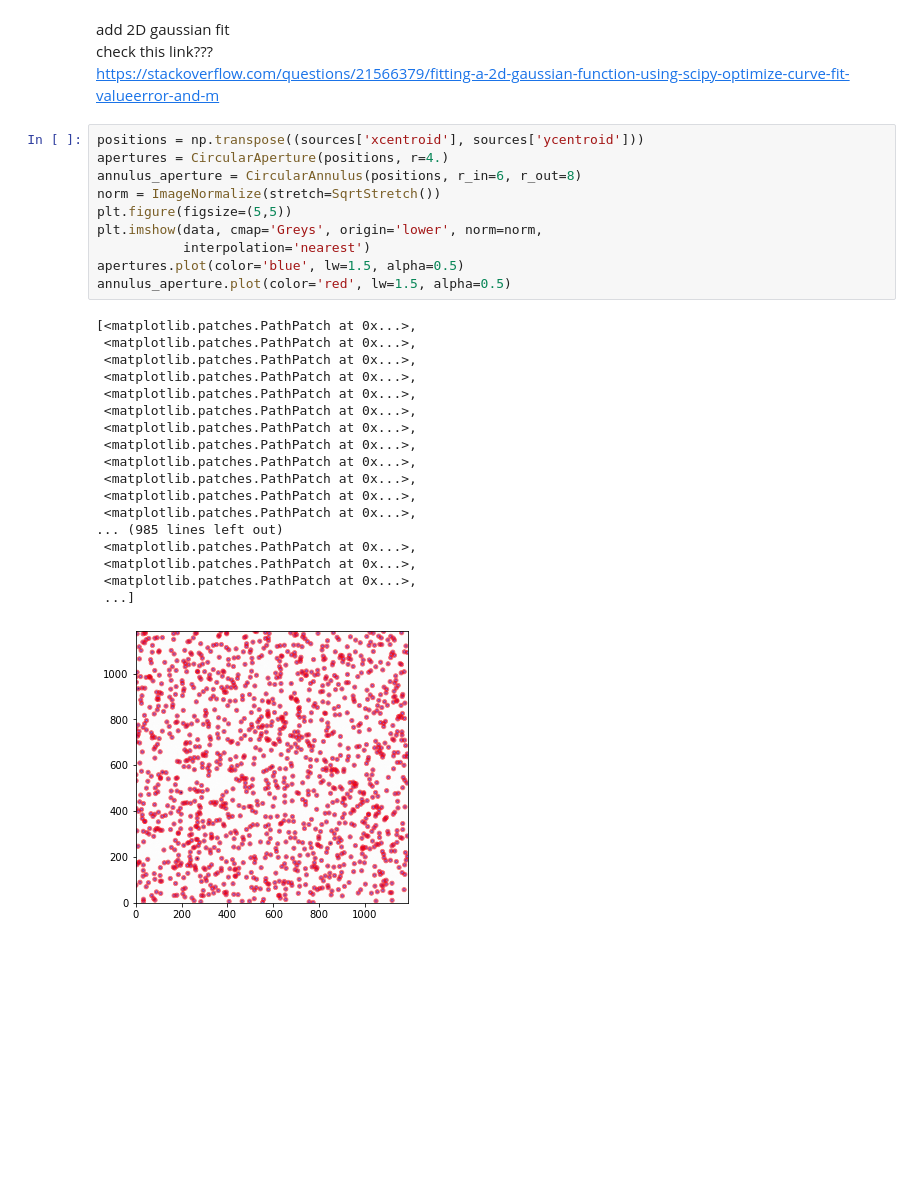
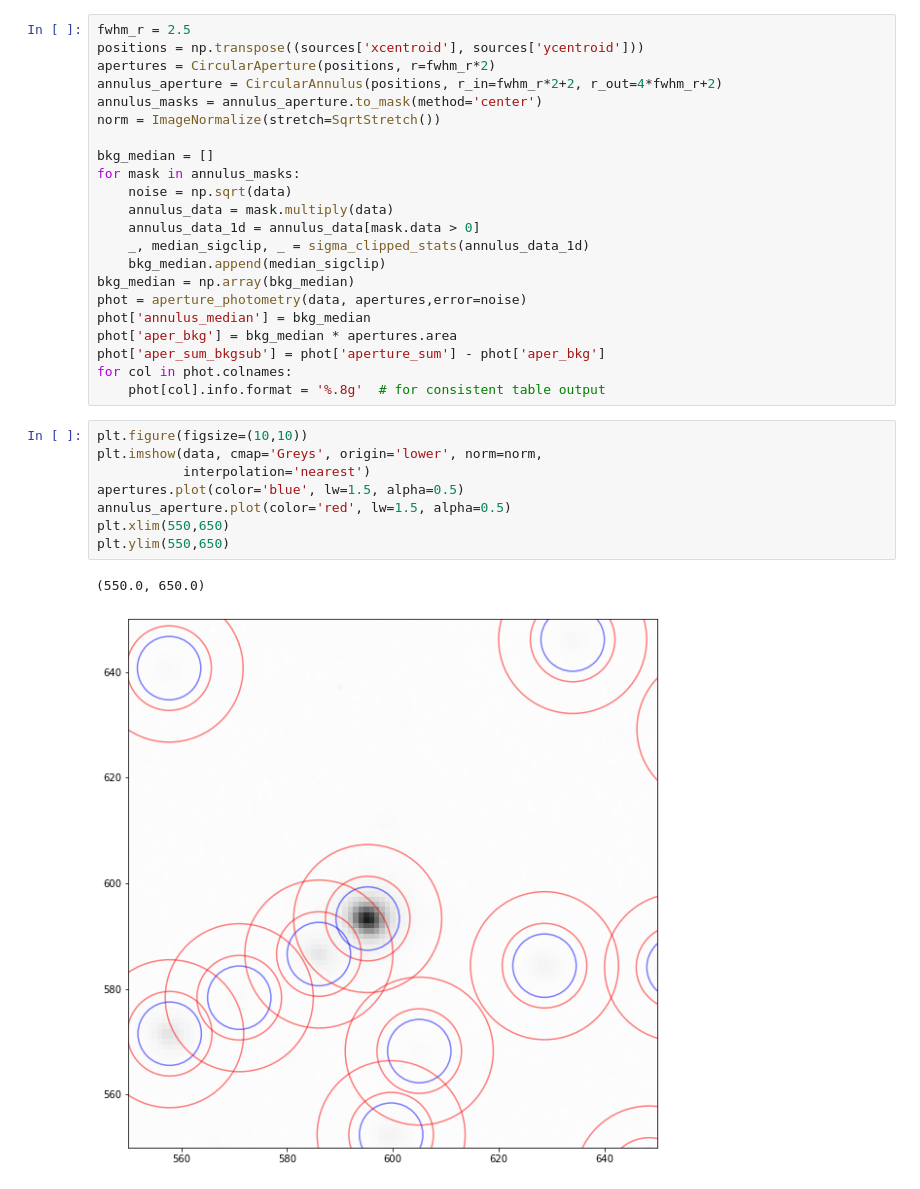
Before and after one commit to Yuka-Terada/photo, a Jupyter notebook: photometry.ipynb, the cells around one changed output. Saved outputs shown, nothing was run; the diff lists cells and outputs as text; blank space fills up the shorter version.

```diff
--- a/photometry.ipynb
+++ b/photometry.ipynb
@@ -67,33 +99,33 @@ Length = 1352 rows
-# %% [markdown]
-add 2D gaussian fit
-check this link???
-https://stackoverflow.com/questions/21566379/fitting-a-2d-gaussian-function-using-scipy-optimize-curve-fit-valueerror-and-m
+# %%
+fwhm_r = 2.5
+positions = np.transpose((sources['xcentroid'], sources['ycentroid']))
+apertures = CircularAperture(positions, r=fwhm_r*2)
+annulus_aperture = CircularAnnulus(positions, r_in=fwhm_r*2+2, r_out=4*fwhm_r+2)
+annulus_masks = annulus_aperture.to_mask(method='center')
+norm = ImageNormalize(stretch=SqrtStretch())
+
+bkg_median = []
+for mask in annulus_masks:
+    noise = np.sqrt(data)
+    annulus_data = mask.multiply(data)
+    annulus_data_1d = annulus_data[mask.data > 0]
+    _, median_sigclip, _ = sigma_clipped_stats(annulus_data_1d)
+    bkg_median.append(median_sigclip)
+bkg_median = np.array(bkg_median)
+phot = aperture_photometry(data, apertures,error=noise)
+phot['annulus_median'] = bkg_median
+phot['aper_bkg'] = bkg_median * apertures.area
+phot['aper_sum_bkgsub'] = phot['aperture_sum'] - phot['aper_bkg']
+for col in phot.colnames:
+    phot[col].info.format = '%.8g'  # for consistent table output
 # %%
-positions = np.transpose((sources['xcentroid'], sources['ycentroid']))
-apertures = CircularAperture(positions, r=4.)
-annulus_aperture = CircularAnnulus(positions, r_in=6, r_out=8)
-norm = ImageNormalize(stretch=SqrtStretch())
-plt.figure(figsize=(5,5))
+plt.figure(figsize=(10,10))
 plt.imshow(data, cmap='Greys', origin='lower', norm=norm,
            interpolation='nearest')
 apertures.plot(color='blue', lw=1.5, alpha=0.5)
 annulus_aperture.plot(color='red', lw=1.5, alpha=0.5)
+plt.xlim(550,650)
+plt.ylim(550,650)
 # %% [output]
-[<matplotlib.patches.PathPatch at 0x...>,
- <matplotlib.patches.PathPatch at 0x...>,
- <matplotlib.patches.PathPatch at 0x...>,
- <matplotlib.patches.PathPatch at 0x...>,
- <matplotlib.patches.PathPatch at 0x...>,
- <matplotlib.patches.PathPatch at 0x...>,
- <matplotlib.patches.PathPatch at 0x...>,
- <matplotlib.patches.PathPatch at 0x...>,
- <matplotlib.patches.PathPatch at 0x...>,
- <matplotlib.patches.PathPatch at 0x...>,
- <matplotlib.patches.PathPatch at 0x...>,
- <matplotlib.patches.PathPatch at 0x...>,
-... (985 lines left out)
- <matplotlib.patches.PathPatch at 0x...>,
- <matplotlib.patches.PathPatch at 0x...>,
- <matplotlib.patches.PathPatch at 0x...>,
- ...]
+(550.0, 650.0)
-[figure, old version]
+[figure, new version]
```
Also changed, not shown: parts of 17 cells of this notebook.
